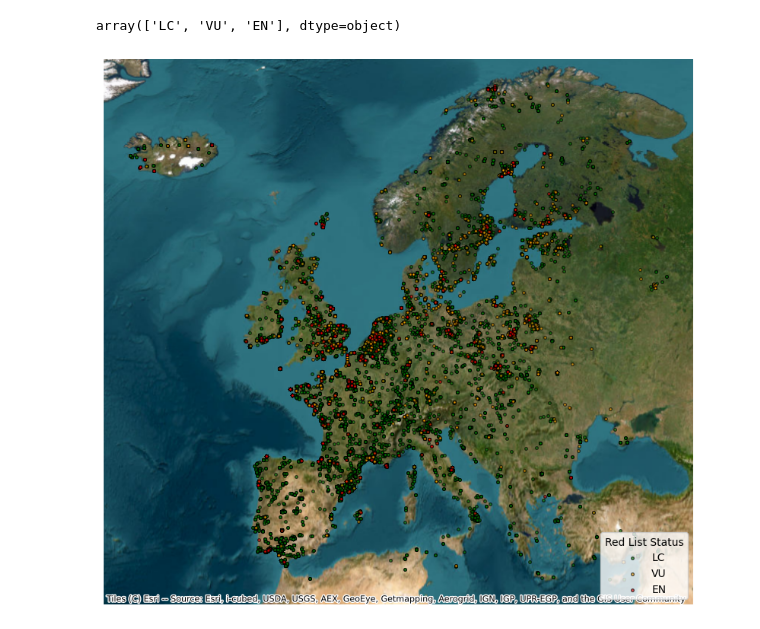
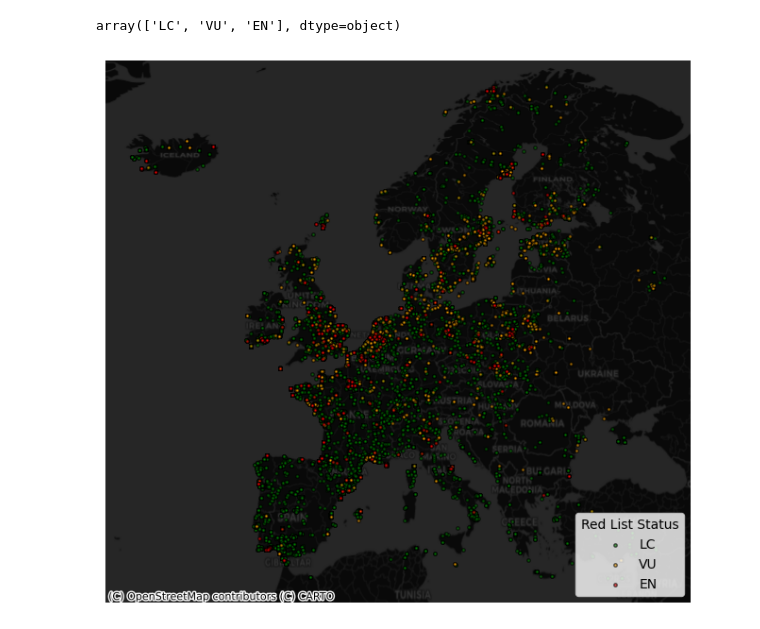
Before and after one commit to Kenny101-dot/Ornistone-Project, a Jupyter notebook: Analysis/Map.ipynb, the cells around one changed output. Drawn from its saved outputs; the diff is of its cells as text; code cells hidden in the pictures.

```diff
--- a/Analysis/Map.ipynb
+++ b/Analysis/Map.ipynb
@@ -272,34 +272,35 @@ df = pd.read_csv("../Spectogram/basemodel_list.csv")
 
 # Prüfen, ob die nötigen Spalten vorhanden sind
 required_columns = {"longitude", "latitude", "Red List Status"}
 if not required_columns.issubset(df.columns):
     raise ValueError("Die CSV-Datei muss die Spalten 'longitude', 'latitude' und 'Red List Status' enthalten!")
 
 # GeoDataFrame erstellen
 df["geometry"] = df.apply(lambda row: Point(row["longitude"], row["latitude"]), axis=1)
 gdf = gpd.GeoDataFrame(df, geometry="geometry", crs="EPSG:4326")
 
 # Farben für die Klassen definieren
 colors = {"LC": "green", "VU": "orange", "EN": "red"}
 
 # Karte erstellen
-fig, ax = plt.subplots(figsize=(10, 10))
+fig, ax = plt.subplots(figsize=(8, 8))
 
 # Punkte nach Kategorie einfärben
 for status, color in colors.items():
     subset = gdf[gdf["Red List Status"] == status]
-    subset.plot(ax=ax, marker="o", color=color, markersize=8, alpha=0.6, edgecolor="k", label=status)
+    subset.plot(ax=ax, marker="o", color=color, markersize=6, alpha=0.6, edgecolor="k", label=status)
 
 # Basemap hinzufügen (z. B. Esri World Imagery)
-ctx.add_basemap(ax, crs=gdf.crs.to_string(), source=ctx.providers.Esri.WorldImagery)
+#ctx.add_basemap(ax, crs=gdf.crs.to_string(), source=ctx.providers.Esri.WorldImagery)
+ctx.add_basemap(ax, crs=gdf.crs.to_string(), source=ctx.providers.CartoDB.DarkMatter)
 
 # Achsen ausblenden
 ax.set_axis_off()
 
 # Legende hinzufügen
 ax.legend(title="Red List Status", loc="lower right")
 
 # Karte anzeigen
 plt.show()
 # %% [output]
-[figure, old version]
+[figure, new version]
```
Also changed, not shown: 4 other files.
